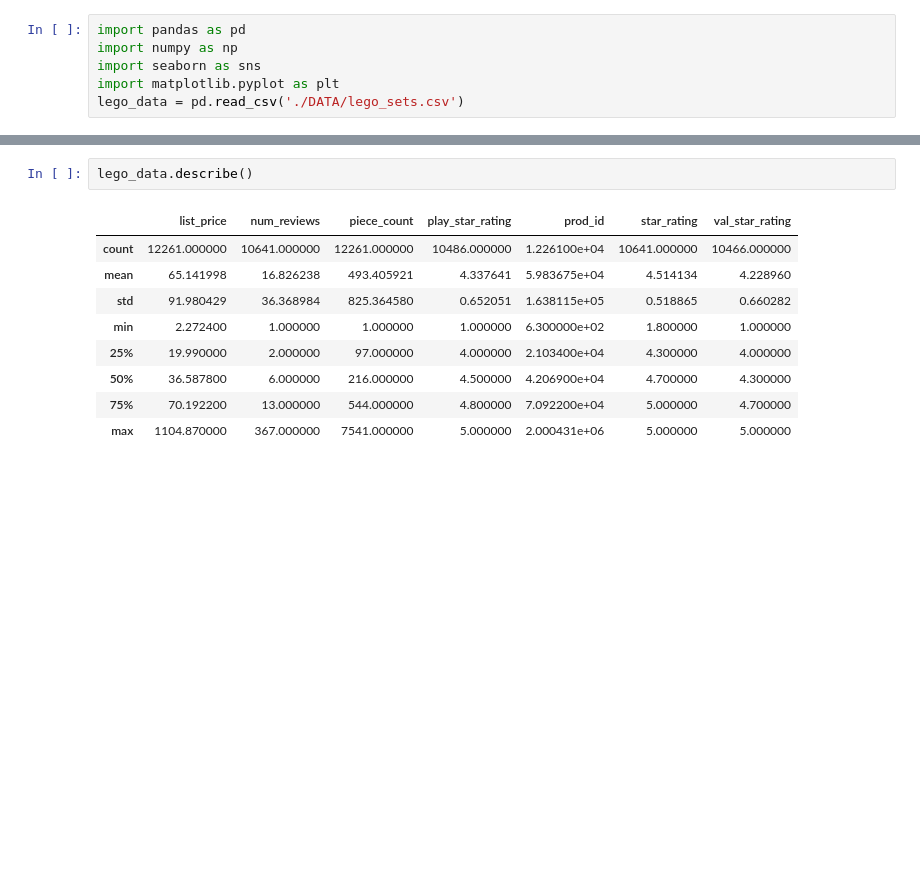
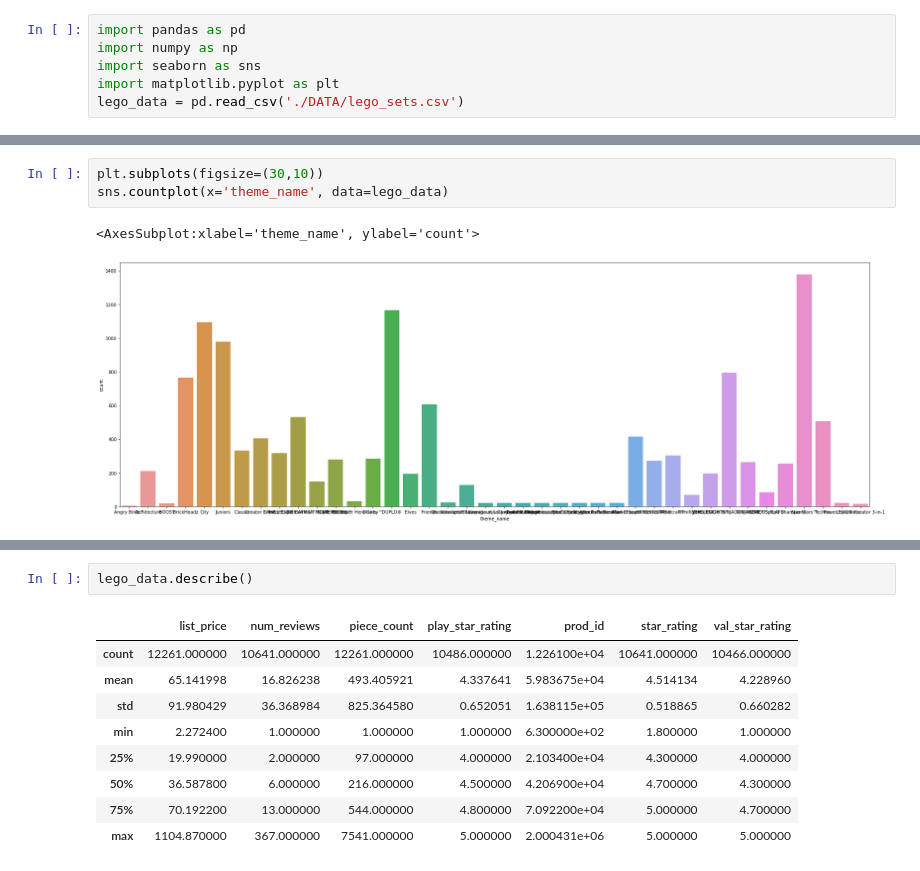
Before and after one commit to Promiat/py-EDA, a Jupyter notebook: data_analyse/Data analyse lego_set.ipynb, the cells around one changed output, grey strips where cells are left out. Saved outputs shown, nothing was run; the diff lists cells and outputs as text; blank space fills up the shorter version.

```diff
--- a/data_analyse/Data analyse lego_set.ipynb
+++ b/data_analyse/Data analyse lego_set.ipynb
@@ -6,0 +28,6 @@ lego_data = pd.read_csv('./DATA/lego_sets.csv')
+# %%
+plt.subplots(figsize=(30,10))
+sns.countplot(x='theme_name', data=lego_data)
+# %% [output]
+<AxesSubplot:xlabel='theme_name', ylabel='count'>
+[figure, added]
```
Also changed, not shown: parts of 26 cells of this notebook.
